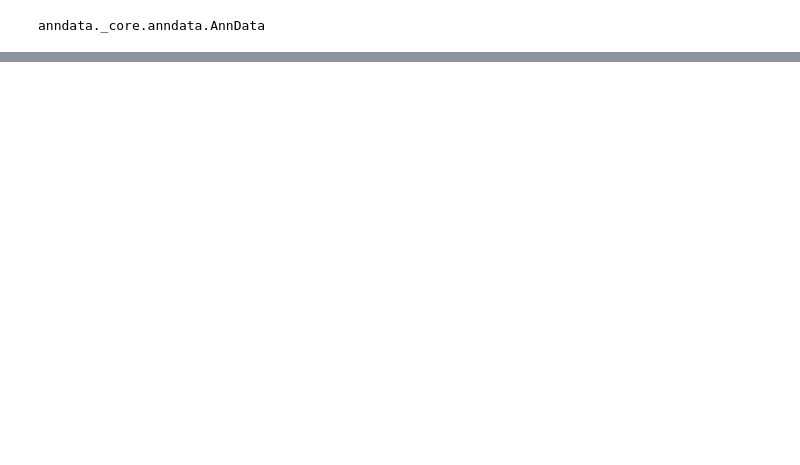
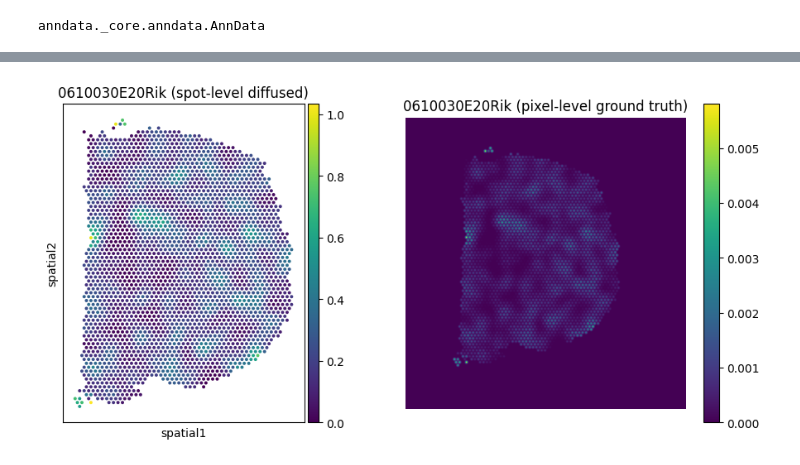
Before and after one commit to smritivaidyanathan/istarc, a Jupyter notebook: notebooks/heat_diffusion.ipynb, the cells around one changed output, grey strips where cells are left out. Drawn from its saved outputs; the diff is of its cells as text; code cells hidden in the pictures; blank space fills up the shorter version.

```diff
--- a/notebooks/heat_diffusion.ipynb
+++ b/notebooks/heat_diffusion.ipynb
@@ -194,19 +244,0 @@ This highlights where diffusion spreads expression from high-value spots into ne
-# %%
-gene = "Slc17a7"
-diff_col = f"{gene}_heat3"
-
-raw_vals  = np.ravel(adata[:, gene].X.todense() if hasattr(adata.X, "todense") else adata[:, gene].X)
-diff_vals = adata.obs[diff_col].to_numpy()
-
-delta_col = f"{gene}_delta_heat3"
-adata.obs[delta_col] = diff_vals - raw_vals
-
-sq.pl.spatial_scatter(
-    adata,
-    color=delta_col,
-    img=None,
-    size=50,
-    spatial_key=spatial_key,
-    cmap="coolwarm",   # if your setup allows setting cmap
-)
-plt.title(f"{gene}: diffused - raw")
@@ -215,0 +279,30 @@ Text(0.5, 1.0, 'Slc17a7: diffused - raw')
+# %%
+import matplotlib.pyplot as plt
+
+gene = genes_for_pixels[0]
+gidx = 0
+col = f"{gene}_heat3"
+
+fig, axes = plt.subplots(1, 2, figsize=(12, 5))
+
+# Left: spot-level diffused
+sq.pl.spatial_scatter(
+    adata,
+    color=col,
+    img=None,
+    spatial_key=spatial_key,
+    size=50,
+    ax=axes[0]
+)
+
+axes[0].set_title(f"{gene} (spot-level diffused)")
+
+# Right: pixel-level
+im = axes[1].imshow(pixel_maps[:, :, gidx], cmap="viridis")
+axes[1].set_title(f"{gene} (pixel-level ground truth)")
+axes[1].axis("off")
+fig.colorbar(im, ax=axes[1])
+
+plt.show()
+# %% [output]
+[figure, added]
```
Also changed, not shown: parts of 15 cells of this notebook, 1 other file.
